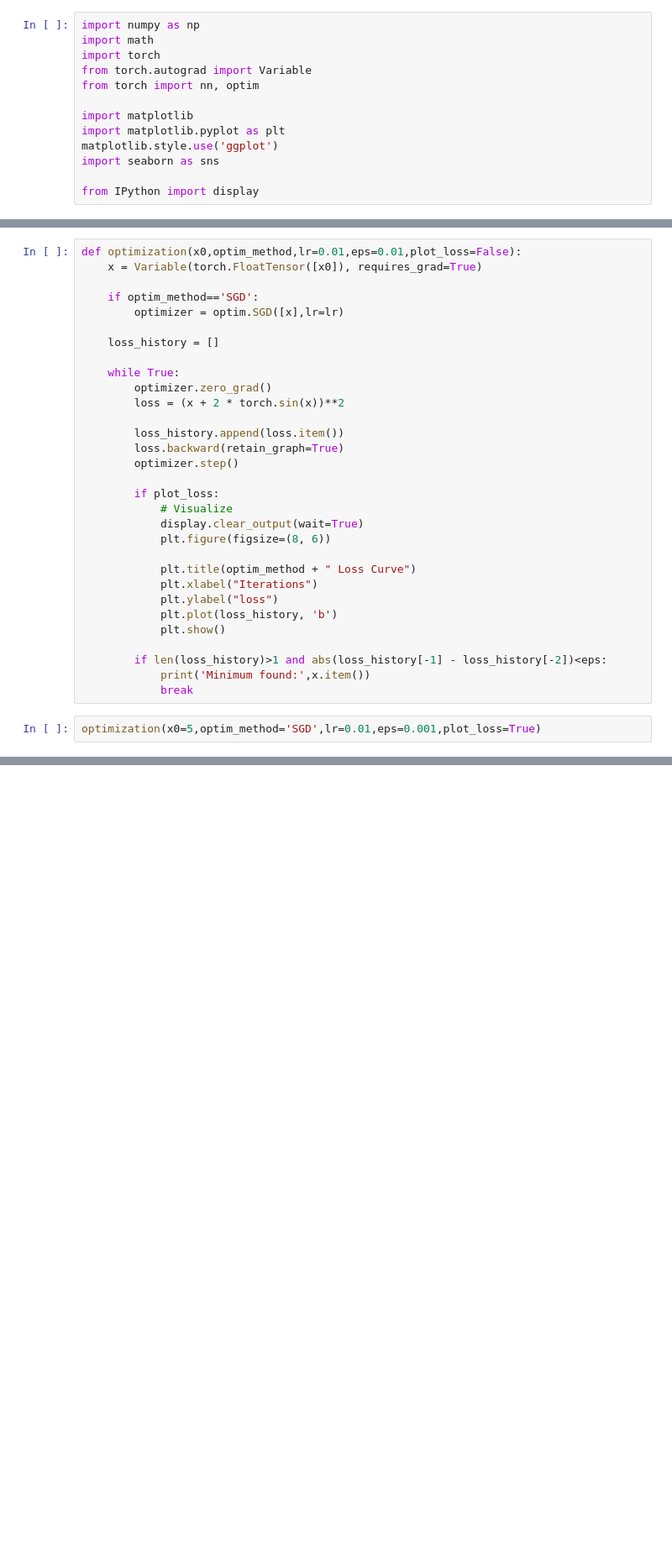
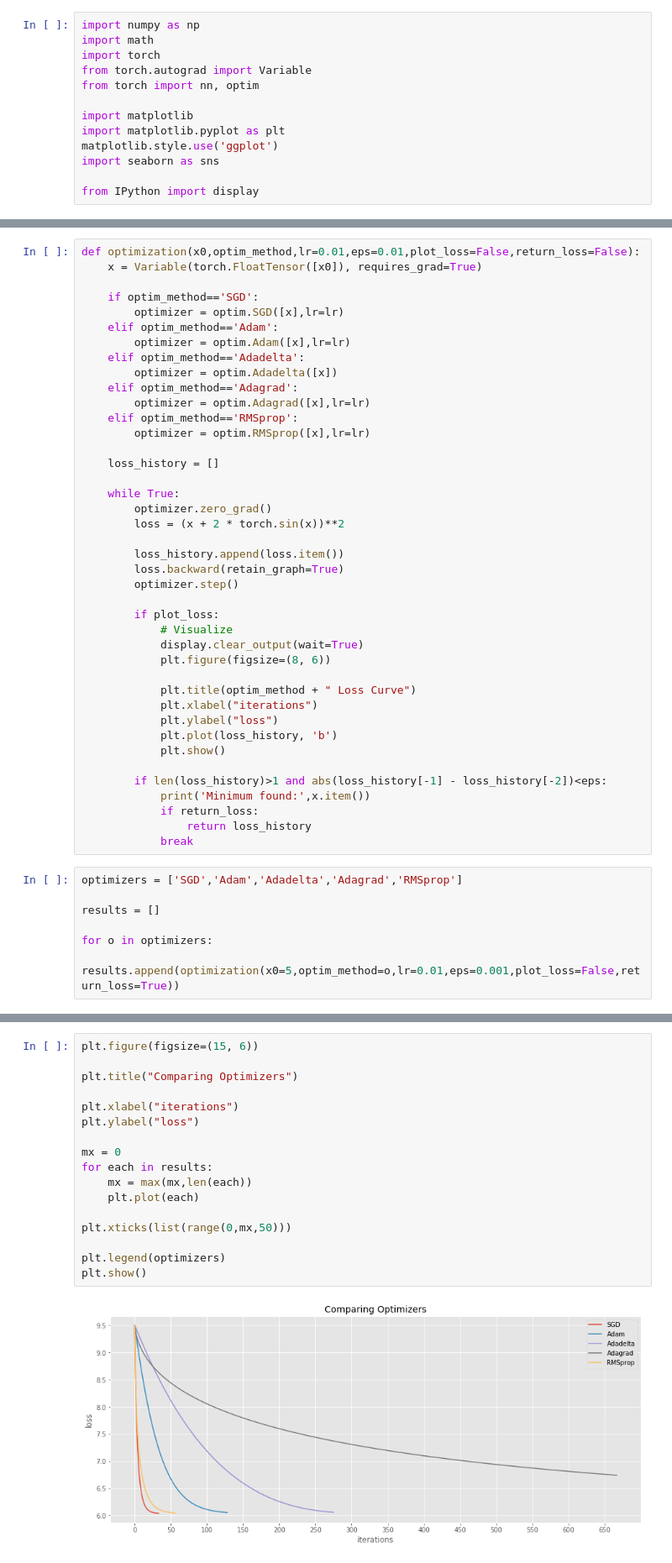
Before and after one commit to Davit98/Optimization-ML, a Jupyter notebook: Experiments.ipynb, the cells around one changed output, grey strips where cells are left out. Shown at 84% size. Cells and saved outputs as stored; diff of their text form; blank space fills up the shorter version.

```diff
--- a/Experiments.ipynb
+++ b/Experiments.ipynb
@@ -14,9 +31,17 @@ from IPython import display
 # %%
-def optimization(x0,optim_method,lr=0.01,eps=0.01,plot_loss=False):
+def optimization(x0,optim_method,lr=0.01,eps=0.01,plot_loss=False,return_loss=False):
     x = Variable(torch.FloatTensor([x0]), requires_grad=True)
 
     if optim_method=='SGD':
         optimizer = optim.SGD([x],lr=lr)
+    elif optim_method=='Adam':
+        optimizer = optim.Adam([x],lr=lr)
+    elif optim_method=='Adadelta':
+        optimizer = optim.Adadelta([x])
+    elif optim_method=='Adagrad':
+        optimizer = optim.Adagrad([x],lr=lr)
+    elif optim_method=='RMSprop':
+        optimizer = optim.RMSprop([x],lr=lr)
 
     loss_history = []
 
@@ -34,14 +59,21 @@ def optimization(x0,optim_method,lr=0.01,eps=0.01,plot_loss=False):
             plt.figure(figsize=(8, 6))
 
             plt.title(optim_method + " Loss Curve")
-            plt.xlabel("Iterations")
+            plt.xlabel("iterations")
             plt.ylabel("loss")
             plt.plot(loss_history, 'b')
             plt.show()
 
         if len(loss_history)>1 and abs(loss_history[-1] - loss_history[-2])<eps:
             print('Minimum found:',x.item())
+            if return_loss:
+                return loss_history
             break
 # %%
-optimization(x0=5,optim_method='SGD',lr=0.01,eps=0.001,plot_loss=True)
+optimizers = ['SGD','Adam','Adadelta','Adagrad','RMSprop']
+
+results = []
+
+for o in optimizers:
+    results.append(optimization(x0=5,optim_method=o,lr=0.01,eps=0.001,plot_loss=False,return_loss=True))
 # %% [output]
@@ -64,0 +85,19 @@ plt.show()
+# %%
+plt.figure(figsize=(15, 6))
+
+plt.title("Comparing Optimizers")
+
+plt.xlabel("iterations")
+plt.ylabel("loss")
+
+mx = 0
+for each in results:
+    mx = max(mx,len(each))
+    plt.plot(each)
+
+plt.xticks(list(range(0,mx,50)))
+
+plt.legend(optimizers)
+plt.show()
+# %% [output]
+[figure, added]
```
Also changed, not shown: parts of 5 cells of this notebook.
